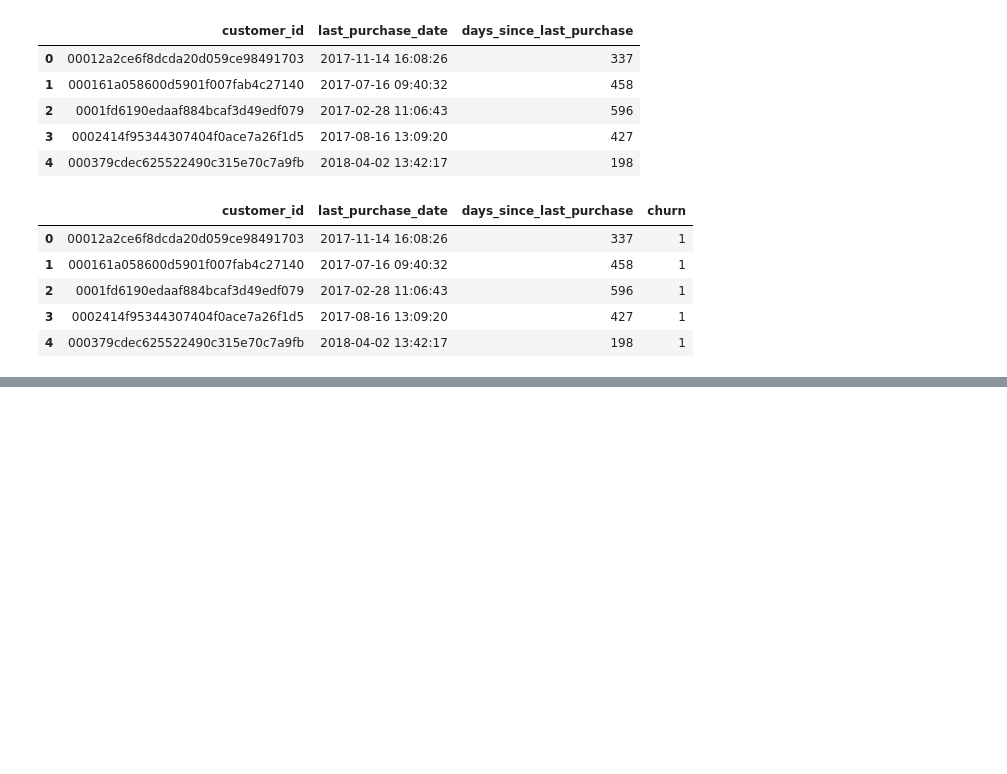
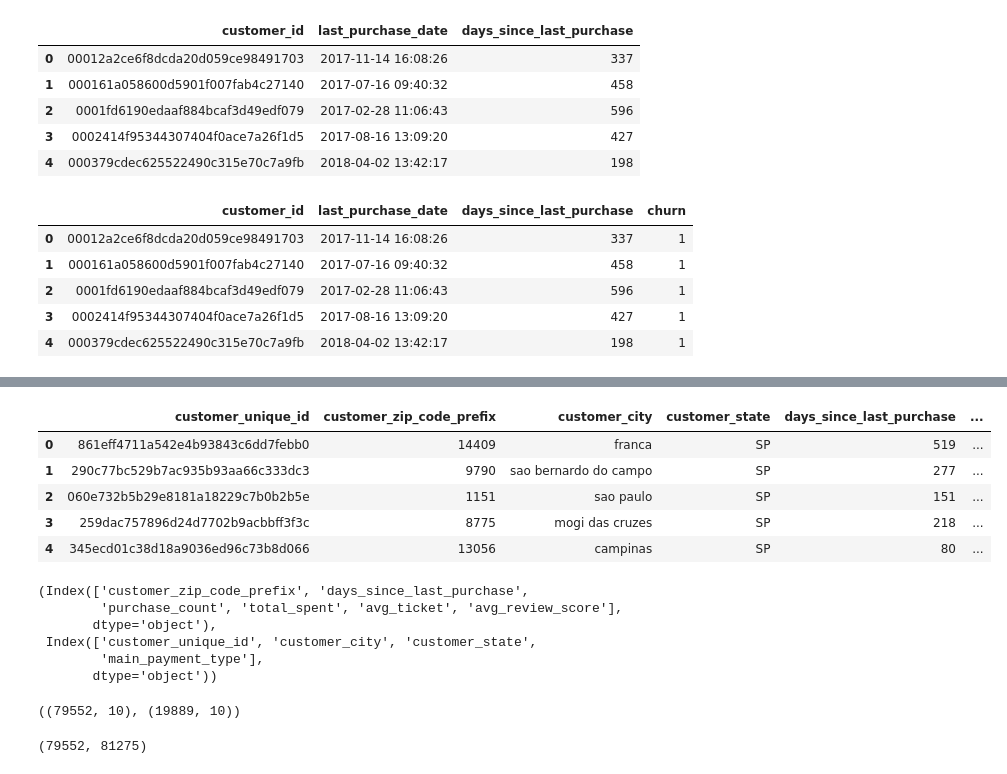
Before and after one commit to egrazm/olistlab, a Jupyter notebook: notebooks/02_churn_preprocessing.ipynb, the cells around one changed output, grey strips where cells are left out. Saved outputs shown, nothing was run; the diff lists cells and outputs as text; code cells hidden in the pictures; blank space fills up the shorter version.

Commit message:
feat: finalize preprocessing and train-test split for churn

```diff
--- a/notebooks/02_churn_preprocessing.ipynb
+++ b/notebooks/02_churn_preprocessing.ipynb
@@ -66,0 +136,11 @@ payments = pd.read_csv("../data/olist_order_payments_dataset.csv")
+# %%
+orders_payments = orders.merge(payments, on="order_id", how="left")
+
+payment_type = (
+    orders_payments.groupby("customer_id")["payment_type"]
+                   .agg(lambda x: x.mode()[0] if not x.mode().empty else "unknown")
+                   .reset_index()
+)
+
+payment_type.columns = ["customer_id", "main_payment_type"]
+payment_type.head()
@@ -66,0 +154,9 @@ payments = pd.read_csv("../data/olist_order_payments_dataset.csv")
+# %%
+churn_features = customers_churn \
+    .merge(purchase_frequency, on="customer_id", how="left") \
+    .merge(total_spent, on="customer_id", how="left") \
+    .merge(avg_ticket, on="customer_id", how="left") \
+    .merge(avg_review, on="customer_id", how="left") \
+    .merge(payment_type, on="customer_id", how="left")
+
+churn_features.head()
@@ -66,0 +187,6 @@ payments = pd.read_csv("../data/olist_order_payments_dataset.csv")
+# %%
+churn_features["purchase_count"].fillna(0, inplace=True)
+churn_features["total_spent"].fillna(0, inplace=True)
+churn_features["avg_ticket"].fillna(0, inplace=True)
+churn_features["avg_review_score"].fillna(churn_features["avg_review_score"].median(), inplace=True)
+churn_features["main_payment_type"].fillna("unknown", inplace=True)
@@ -66,0 +211,33 @@ payments = pd.read_csv("../data/olist_order_payments_dataset.csv")
+# %%
+# Variable objetivo
+y = churn_features["churn"]
+
+# Features (sacamos IDs y columnas que no deben entrar al modelo)
+X = churn_features.drop(
+    columns=[
+        "customer_id",
+        "churn",
+        "last_purchase_date"
+    ]
+)
+
+X.head()
+# %% [output]
+|  | customer_unique_id | customer_zip_code_prefix | customer_city | customer_state | days_since_last_purchase | ... |
+| 0 | 861eff4711a542e4b93843c6dd7febb0 | 14409 | franca | SP | 519 | ... |
+| 1 | 290c77bc529b7ac935b93aa66c333dc3 | 9790 | sao bernardo do campo | SP | 277 | ... |
+| 2 | 060e732b5b29e8181a18229c7b0b2b5e | 1151 | sao paulo | SP | 151 | ... |
+| 3 | 259dac757896d24d7702b9acbbff3f3c | 8775 | mogi das cruzes | SP | 218 | ... |
+| 4 | 345ecd01c38d18a9036ed96c73b8d066 | 13056 | campinas | SP | 80 | ... |
+# %%
+numeric_features = X.select_dtypes(include=["int64", "float64"]).columns
+categorical_features = X.select_dtypes(include=["object"]).columns
+
+numeric_features, categorical_features
+# %% [output]
+(Index(['customer_zip_code_prefix', 'days_since_last_purchase',
+        'purchase_count', 'total_spent', 'avg_ticket', 'avg_review_score'],
+       dtype='object'),
+ Index(['customer_unique_id', 'customer_city', 'customer_state',
+        'main_payment_type'],
+       dtype='object'))
@@ -66,0 +263,21 @@ payments = pd.read_csv("../data/olist_order_payments_dataset.csv")
+# %%
+from sklearn.model_selection import train_test_split
+
+X_train, X_test, y_train, y_test = train_test_split(
+    X,
+    y,
+    test_size=0.2,
+    random_state=42,
+    stratify=y
+)
+
+X_train.shape, X_test.shape
+# %% [output]
+((79552, 10), (19889, 10))
+# %%
+X_train_processed = preprocessor.fit_transform(X_train)
+X_test_processed = preprocessor.transform(X_test)
+
+X_train_processed.shape
+# %% [output]
+(79552, 81275)
```
Also changed, not shown: parts of 9 cells of this notebook.
